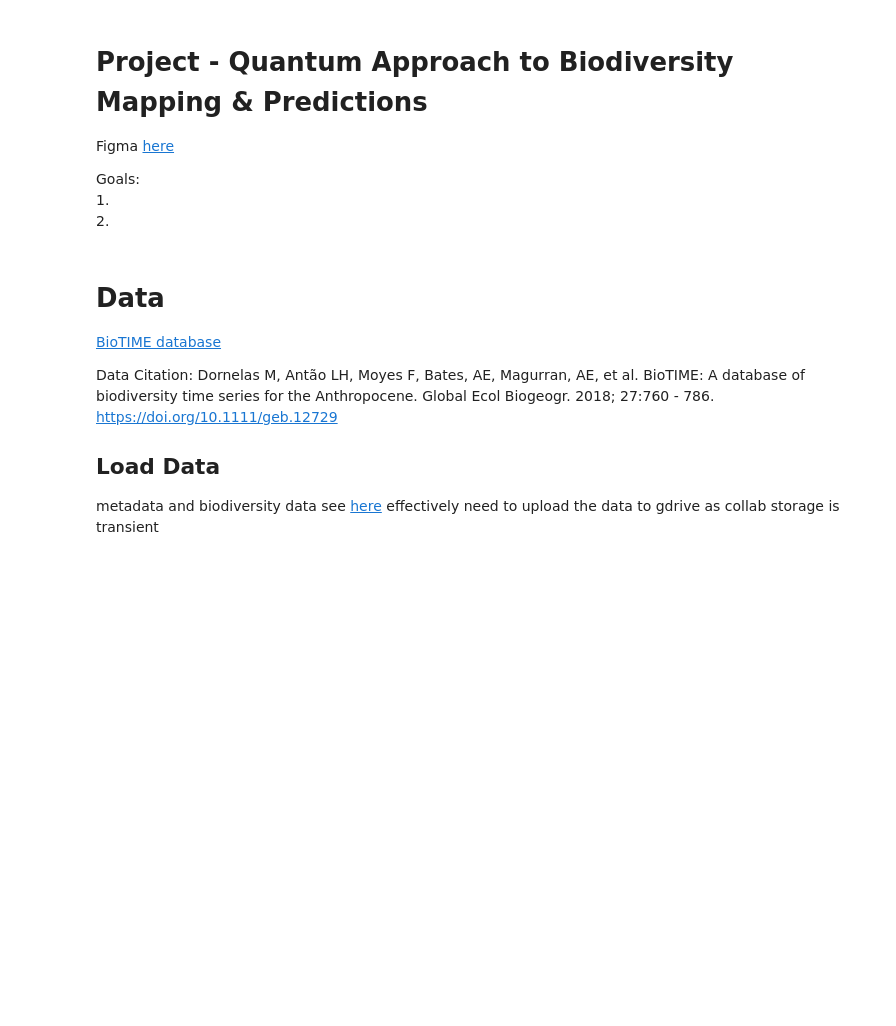
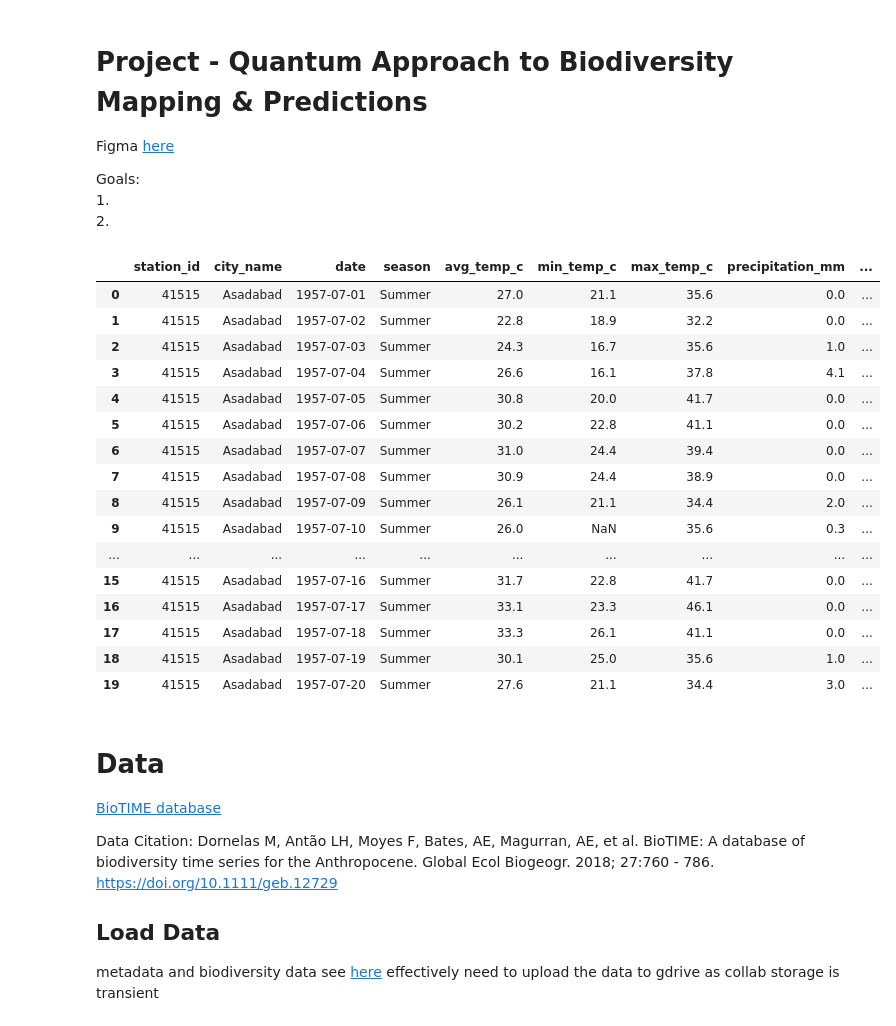
Before and after one commit to lazycloud0/quantum_hackathon_2024, a Jupyter notebook: quantumcomputing_hackathon_2024.ipynb, the cells around one changed output. Saved outputs shown, nothing was run; the diff lists cells and outputs as text; code cells hidden in the pictures; blank space fills up the shorter version.

```diff
--- a/quantumcomputing_hackathon_2024.ipynb
+++ b/quantumcomputing_hackathon_2024.ipynb
@@ -53,6 +53,27 @@ from qiskit_machine_learning.circuit.library import RawFeatureVector
 from folium.plugins import TimestampedGeoJson, MarkerCluster
 from IPython.display import display
 from ipywidgets import interact, IntSlider, Select, Layout
+# %%
+weather_df = pd.read_parquet('daily_weather.parquet', engine='fastparquet')
+weather_df.head(20)
+# %% [output]
+|  | station_id | city_name | date | season | avg_temp_c | min_temp_c | max_temp_c | precipitation_mm | ... |
+| 0 | 41515 | Asadabad | 1957-07-01 | Summer | 27.0 | 21.1 | 35.6 | 0.0 | ... |
+| 1 | 41515 | Asadabad | 1957-07-02 | Summer | 22.8 | 18.9 | 32.2 | 0.0 | ... |
+| 2 | 41515 | Asadabad | 1957-07-03 | Summer | 24.3 | 16.7 | 35.6 | 1.0 | ... |
+| 3 | 41515 | Asadabad | 1957-07-04 | Summer | 26.6 | 16.1 | 37.8 | 4.1 | ... |
+| 4 | 41515 | Asadabad | 1957-07-05 | Summer | 30.8 | 20.0 | 41.7 | 0.0 | ... |
+| 5 | 41515 | Asadabad | 1957-07-06 | Summer | 30.2 | 22.8 | 41.1 | 0.0 | ... |
+| 6 | 41515 | Asadabad | 1957-07-07 | Summer | 31.0 | 24.4 | 39.4 | 0.0 | ... |
+| 7 | 41515 | Asadabad | 1957-07-08 | Summer | 30.9 | 24.4 | 38.9 | 0.0 | ... |
+| 8 | 41515 | Asadabad | 1957-07-09 | Summer | 26.1 | 21.1 | 34.4 | 2.0 | ... |
+| 9 | 41515 | Asadabad | 1957-07-10 | Summer | 26.0 | NaN | 35.6 | 0.3 | ... |
+| ... | ... | ... | ... | ... | ... | ... | ... | ... | ... |
+| 15 | 41515 | Asadabad | 1957-07-16 | Summer | 31.7 | 22.8 | 41.7 | 0.0 | ... |
+| 16 | 41515 | Asadabad | 1957-07-17 | Summer | 33.1 | 23.3 | 46.1 | 0.0 | ... |
+| 17 | 41515 | Asadabad | 1957-07-18 | Summer | 33.3 | 26.1 | 41.1 | 0.0 | ... |
+| 18 | 41515 | Asadabad | 1957-07-19 | Summer | 30.1 | 25.0 | 35.6 | 1.0 | ... |
+| 19 | 41515 | Asadabad | 1957-07-20 | Summer | 27.6 | 21.1 | 34.4 | 3.0 | ... |
 # %% [markdown]
 # Data
 
```
Also changed, not shown: 1 other file.
